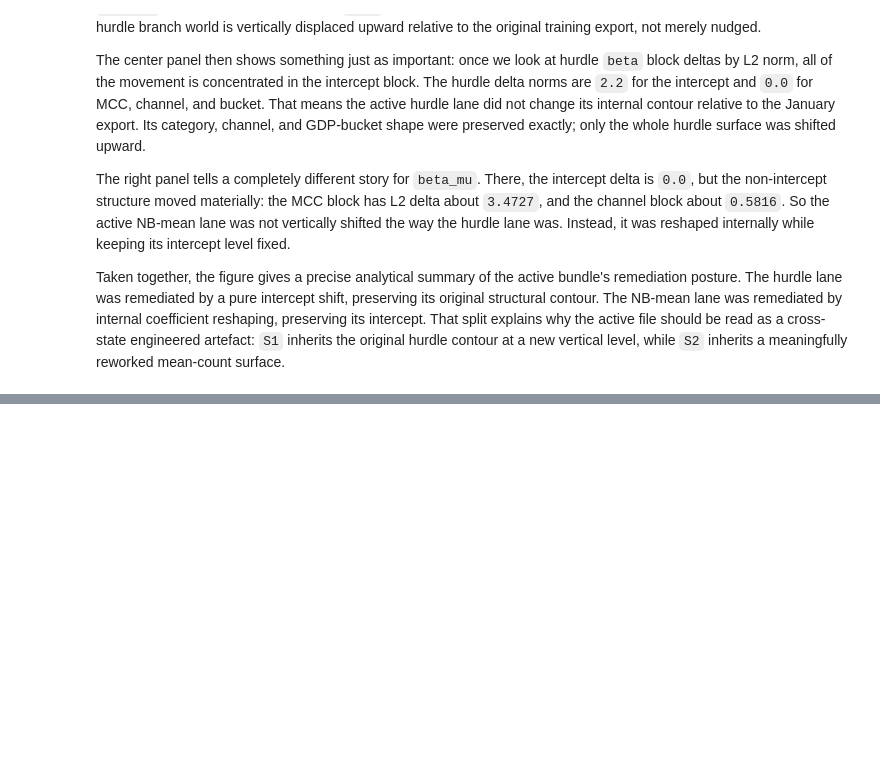
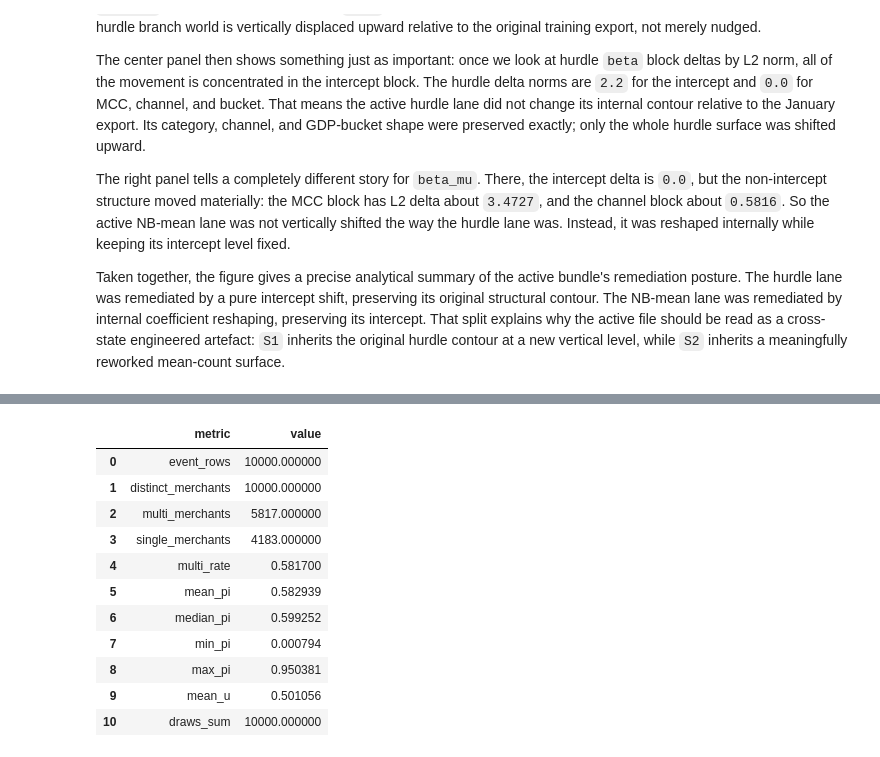
Before and after one commit to EsosaOrumwese/fraud-detection-system, a Jupyter notebook: analysis/dev_full_offline_investigation/00_investigation/notebooks/00_understanding_governed_data_world_p1.ipynb, the cells around one changed output, grey strips where cells are left out. Saved outputs shown, nothing was run; the diff lists cells and outputs as text; code cells hidden in the pictures; blank space fills up the shorter version.

```diff
--- a/analysis/dev_full_offline_investigation/00_investigation/notebooks/00_understanding_governed_data_world_p1.ipynb
+++ b/analysis/dev_full_offline_investigation/00_investigation/notebooks/00_understanding_governed_data_world_p1.ipynb
@@ -3499,0 +3626,32 @@ Taken together, the figure gives a precise analytical summary of the active bund
+# %%
+# Pull the first high-level facts that matter before deeper analysis: coverage, branch split, and probability range.
+rng_hurdle_event_profile_df = pd.DataFrame(
+    [
+        {"metric": "event_rows", "value": len(rng_hurdle_event_df)},
+        {"metric": "distinct_merchants", "value": int(rng_hurdle_event_df["merchant_id"].nunique())},
+        {"metric": "multi_merchants", "value": int(rng_hurdle_event_df["is_multi"].sum())},
+        {"metric": "single_merchants", "value": int((~rng_hurdle_event_df["is_multi"]).sum())},
+        {"metric": "multi_rate", "value": float(rng_hurdle_event_df["is_multi"].mean())},
+        {"metric": "mean_pi", "value": float(rng_hurdle_event_df["pi"].mean())},
+        {"metric": "median_pi", "value": float(rng_hurdle_event_df["pi"].median())},
+        {"metric": "min_pi", "value": float(rng_hurdle_event_df["pi"].min())},
+        {"metric": "max_pi", "value": float(rng_hurdle_event_df["pi"].max())},
+        {"metric": "mean_u", "value": float(rng_hurdle_event_df["u"].mean())},
+        {"metric": "draws_sum", "value": int(rng_hurdle_event_df["draws"].sum())},
+    ]
+)
+
+display(rng_hurdle_event_profile_df)
+# %% [output]
+|  | metric | value |
+| 0 | event_rows | 10000.000000 |
+| 1 | distinct_merchants | 10000.000000 |
+| 2 | multi_merchants | 5817.000000 |
+| 3 | single_merchants | 4183.000000 |
+| 4 | multi_rate | 0.581700 |
+| 5 | mean_pi | 0.582939 |
+| 6 | median_pi | 0.599252 |
+| 7 | min_pi | 0.000794 |
+| 8 | max_pi | 0.950381 |
+| 9 | mean_u | 0.501056 |
+| 10 | draws_sum | 10000.000000 |
```
Also changed, not shown: parts of 51 cells of this notebook.
